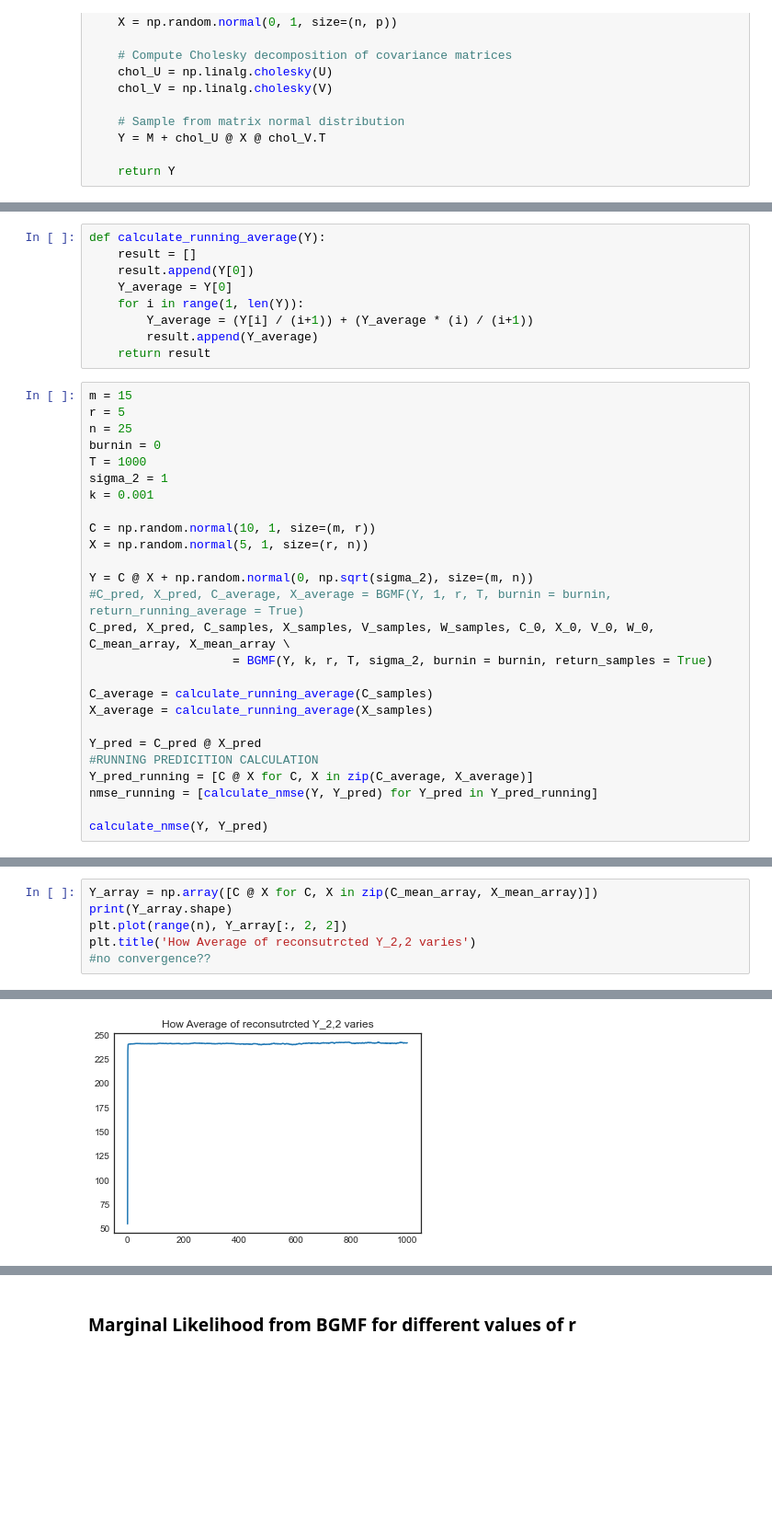
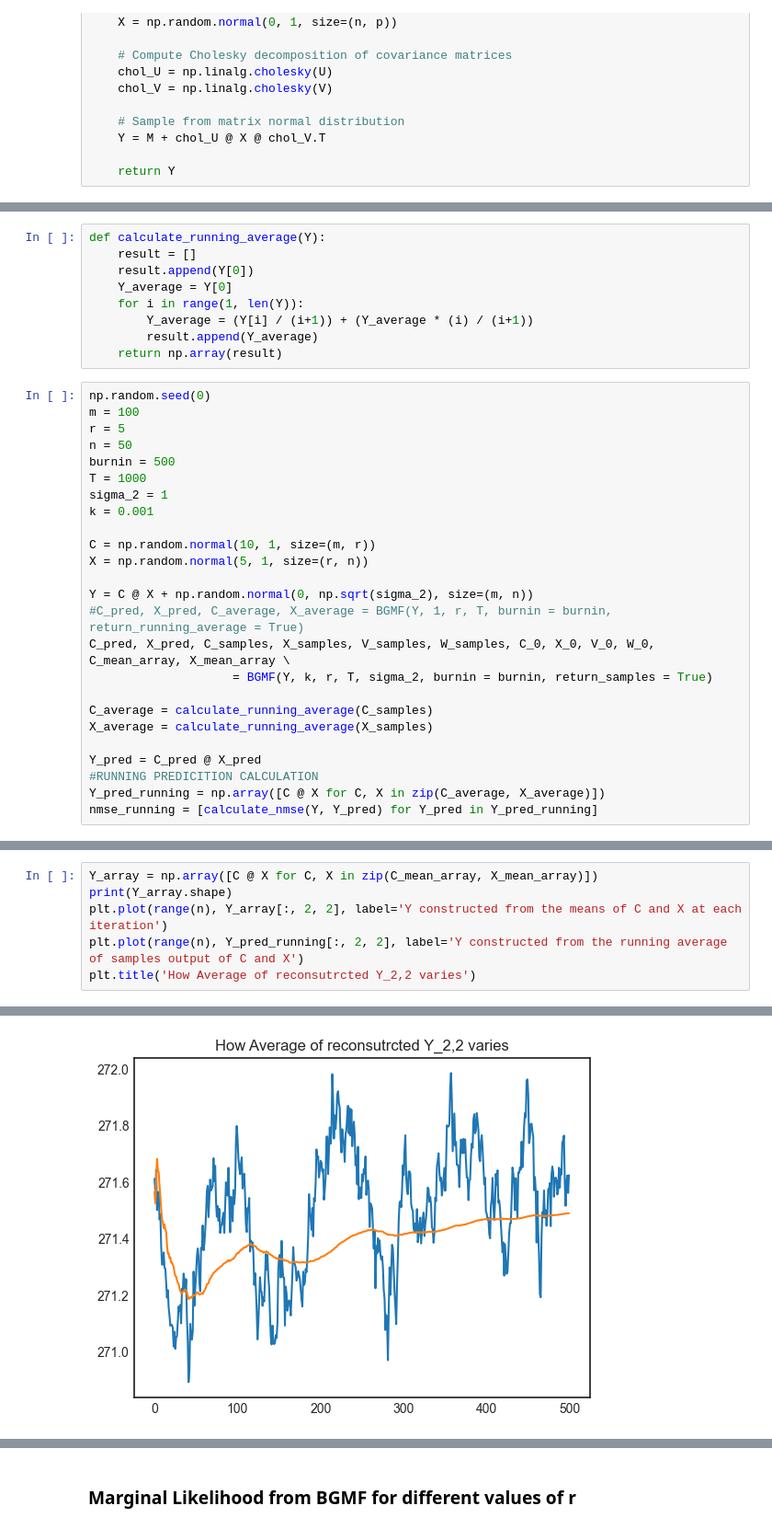
Before and after one commit to T0NY1302/Bayesian-Matrix-Factorisation, a Jupyter notebook: Bayesian_Matrix_Variate_Gaussian_Matrix_Factorisation.ipynb, the cells around one changed output, grey strips where cells are left out. Shown: that part at 92% size. Drawn from its saved outputs; the diff is of its cells as text; blank space fills up the shorter version.

```diff
--- a/Bayesian_Matrix_Variate_Gaussian_Matrix_Factorisation.ipynb
+++ b/Bayesian_Matrix_Variate_Gaussian_Matrix_Factorisation.ipynb
@@ -128,12 +134,13 @@ def calculate_running_average(Y):
     for i in range(1, len(Y)):
         Y_average = (Y[i] / (i+1)) + (Y_average * (i) / (i+1))
         result.append(Y_average)
-    return result
+    return np.array(result)
 # %%
-m = 15
+np.random.seed(0)
+m = 100
 r = 5
-n = 25
-burnin = 0
+n = 50
+burnin = 500
 T = 1000
 sigma_2 = 1
 k = 0.001
@@ -151,7 +158,5 @@ X_average = calculate_running_average(X_samples)
 
 Y_pred = C_pred @ X_pred
 #RUNNING PREDICITION CALCULATION
-Y_pred_running = [C @ X for C, X in zip(C_average, X_average)]
+Y_pred_running = np.array([C @ X for C, X in zip(C_average, X_average)])
 nmse_running = [calculate_nmse(Y, Y_pred) for Y_pred in Y_pred_running]
-
-calculate_nmse(Y, Y_pred)
@@ -185,7 +193,7 @@ Text(0.5, 1.0, 'How X_2,2 varies')
 # %%
 Y_array = np.array([C @ X for C, X in zip(C_mean_array, X_mean_array)])
 print(Y_array.shape)
-plt.plot(range(n), Y_array[:, 2, 2])
+plt.plot(range(n), Y_array[:, 2, 2], label='Y constructed from the means of C and X at each iteration')
+plt.plot(range(n), Y_pred_running[:, 2, 2], label='Y constructed from the running average of samples output of C and X')
 plt.title('How Average of reconsutrcted Y_2,2 varies')
-#no convergence??
 # %% [output]
@@ -193,2 +201,2 @@ plt.title('How Average of reconsutrcted Y_2,2 varies')
 Text(0.5, 1.0, 'How Average of reconsutrcted Y_2,2 varies')
-[figure, old version]
+[figure, new version]
```
Also changed, not shown: parts of 13 cells of this notebook.
